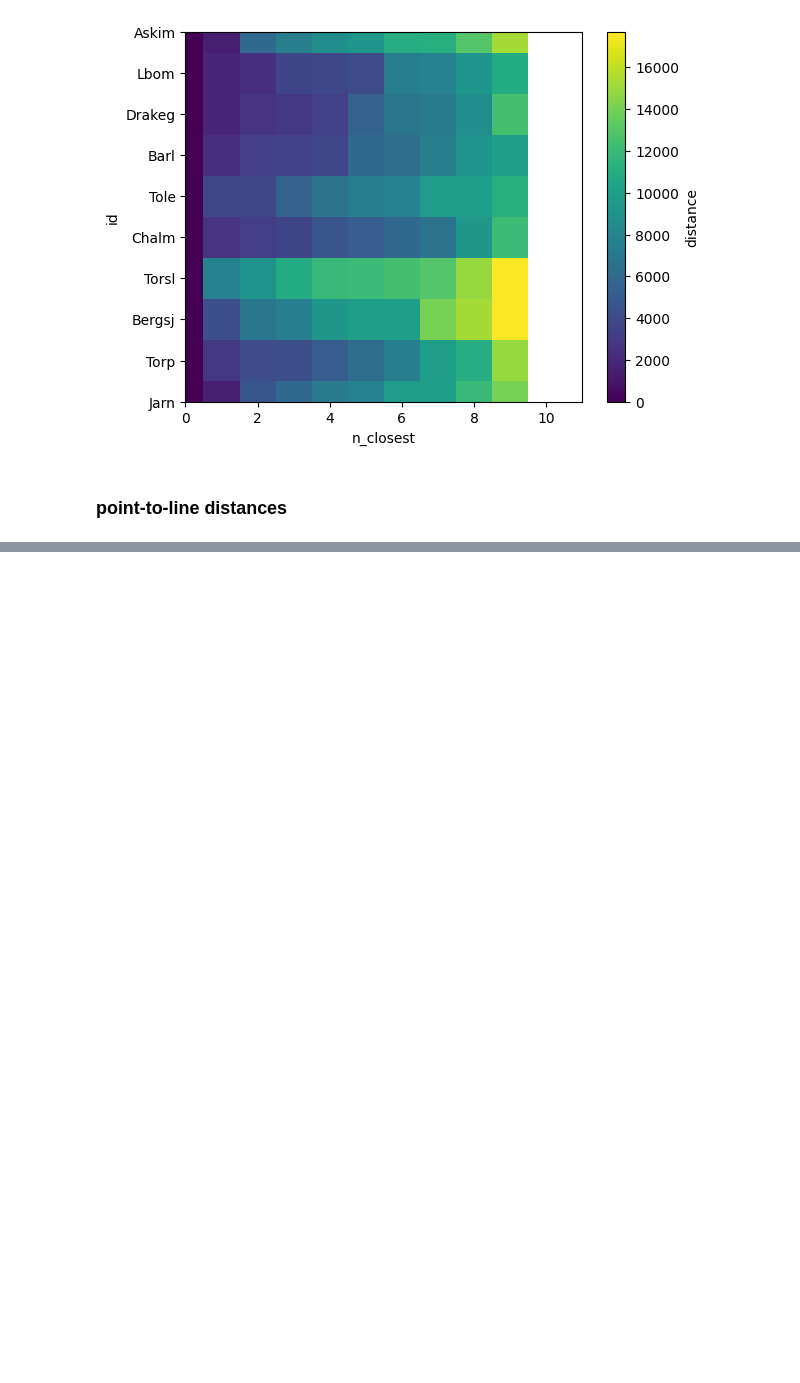
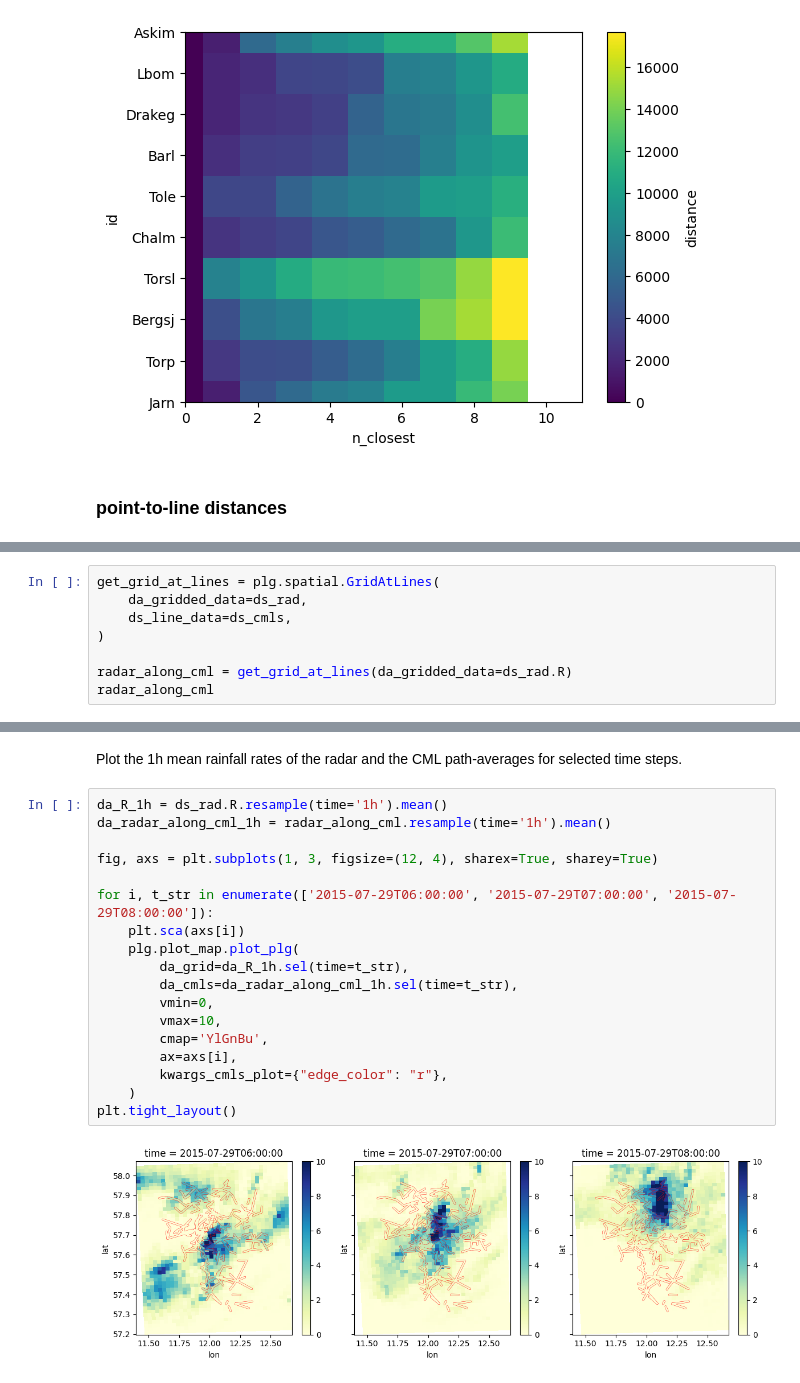
Before and after one commit to OpenSenseAction/OpenSenseAction.github.io, a Jupyter notebook: software-ecosystem/poligrain.ipynb, the cells around one changed output, grey strips where cells are left out. Drawn from its saved outputs; the diff is of its cells as text; blank space fills up the shorter version.

```diff
--- a/software-ecosystem/poligrain.ipynb
+++ b/software-ecosystem/poligrain.ipynb
@@ -145,0 +167,8 @@ plt.colorbar(sc, label="Distance to CML [m]")
+# %%
+get_grid_at_lines = plg.spatial.GridAtLines(
+    da_gridded_data=ds_rad,
+    ds_line_data=ds_cmls,
+)
+
+radar_along_cml = get_grid_at_lines(da_gridded_data=ds_rad.R)
+radar_along_cml
@@ -145,0 +196,22 @@ plt.colorbar(sc, label="Distance to CML [m]")
+# %% [markdown]
+Plot the 1h mean rainfall rates of the radar and the CML path-averages for selected time steps.
+# %%
+da_R_1h = ds_rad.R.resample(time='1h').mean()
+da_radar_along_cml_1h = radar_along_cml.resample(time='1h').mean()
+
+fig, axs = plt.subplots(1, 3, figsize=(12, 4), sharex=True, sharey=True)
+
+for i, t_str in enumerate(['2015-07-29T06:00:00', '2015-07-29T07:00:00', '2015-07-29T08:00:00']):
+    plt.sca(axs[i])
+    plg.plot_map.plot_plg(
+        da_grid=da_R_1h.sel(time=t_str),
+        da_cmls=da_radar_along_cml_1h.sel(time=t_str),
+        vmin=0,
+        vmax=10,
+        cmap='YlGnBu',
+        ax=axs[i],
+        kwargs_cmls_plot={"edge_color": "r"},
+    )
+plt.tight_layout()
+# %% [output]
+[figure, added]
```
Also changed, not shown: parts of 12 cells of this notebook.
